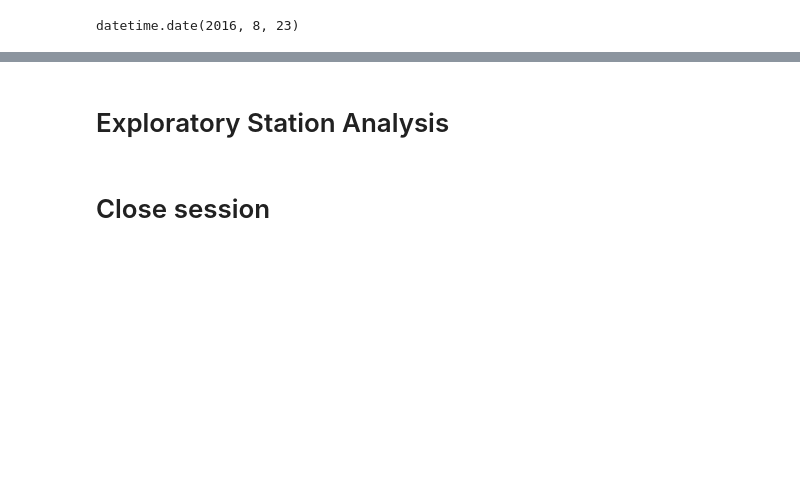
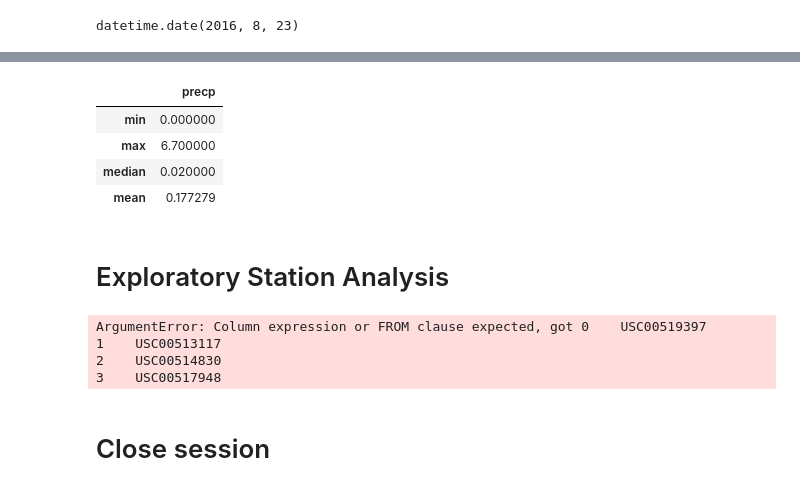
Before and after one commit to LibertyHeise/Surfing-Conditions-Analysis, a Jupyter notebook: SurfsUp/climate_LH.ipynb, the cells around one changed output, grey strips where cells are left out. Saved outputs shown, nothing was run; the diff lists cells and outputs as text; code cells hidden in the pictures; blank space fills up the shorter version.

```diff
--- a/SurfsUp/climate_LH.ipynb
+++ b/SurfsUp/climate_LH.ipynb
@@ -114,9 +114,26 @@ df.set_index ('date')
 # %%
-# Use Pandas to calcualte the summary statistics for the precipitation data
+# Use Pandas to calculate the summary statistics for the precipitation data
+df.agg(
+    {
+        "precp":["min", "max", "median", "mean"],
+    }
+)
+# %% [output]
+|  | precp |
+| min | 0.000000 |
+| max | 6.700000 |
+| median | 0.020000 |
+| mean | 0.177279 |
 # %% [markdown]
 # Exploratory Station Analysis
 # %%
 # Design a query to calculate the total number stations in the dataset
+session.query(station_result.station).count()
+# %% [output]
+ArgumentError: Column expression or FROM clause expected, got 0    USC00519397
+1    USC00513117
+2    USC00514830
+3    USC00517948
 # %%
 # Design a query to find the most active stations (i.e. what stations have the most rows?)
 # List the stations and the counts in descending order.
```
Also changed, not shown: parts of 1 cell of this notebook.
